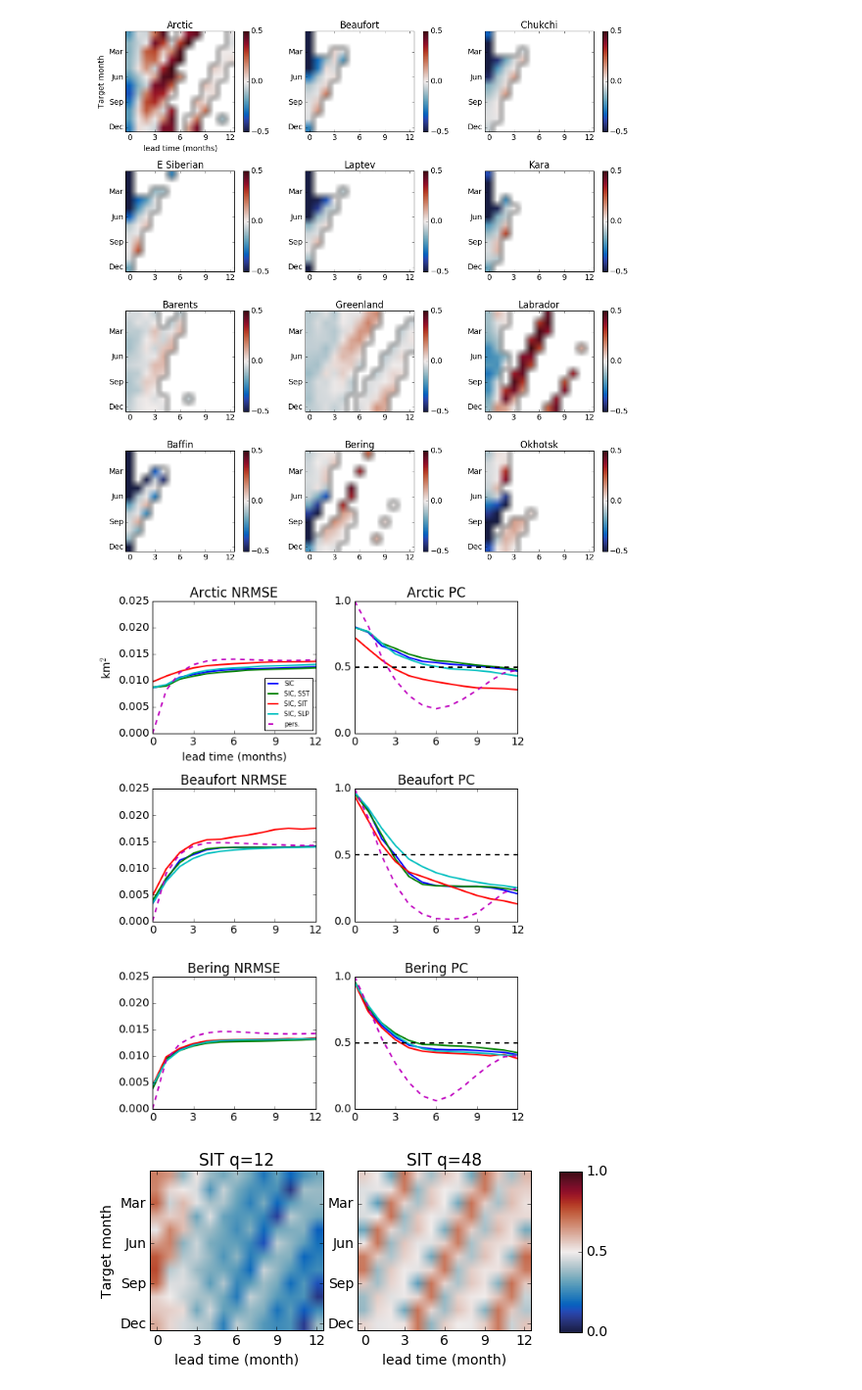
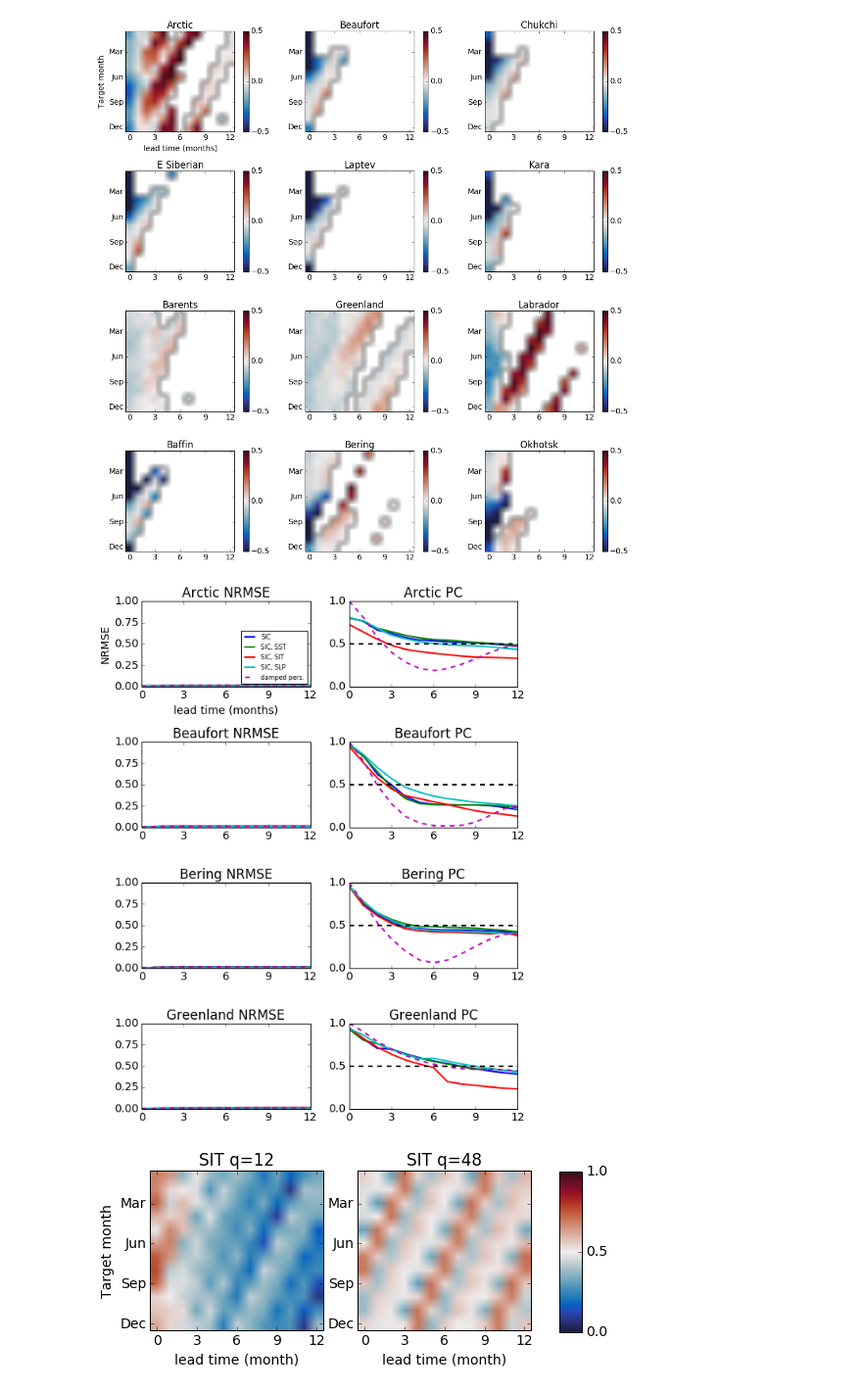
Before and after one commit to darincomeau/KAF_ASIA, a Jupyter notebook: make_figures_revision.ipynb, the cells around one changed output. Shown at 98% size. Drawn from its saved outputs; the diff is of its cells as text; code cells hidden in the pictures.

```diff
--- a/make_figures_revision.ipynb
+++ b/make_figures_revision.ipynb
@@ -1319,11 +1315,11 @@ varUsed.append('SIC_SLP')
 embedWin = 12
 iceVar = 'ica'
 
-pred_var_rms = np.zeros((3, 4, 13))
-pred_var_pc = np.zeros((3, 4, 13))
+pred_var_rms = np.zeros((4, 4, 13))
+pred_var_pc = np.zeros((4, 4, 13))
 
-pred_var_rmsP = np.zeros((3, 13))
-pred_var_pcP = np.zeros((3, 13))
+pred_var_rmsP = np.zeros((4, 13))
+pred_var_pcP = np.zeros((4, 13))
 
 # load Arctic data
 dataDir = WORK_DIR + region[0] + '_' + varUsed[0] + '_q' + str(embedWin) + \
@@ -1528,34 +1524,34 @@ plt.plot(tt, thresh, 'k--')
 plt.xticks([0, 3, 6, 9, 12])
 plt.yticks([0, 0.5, 1])
 plt.title('Bering PC')
 
 plt.subplot(4, 2, 7)
 plt.plot(tt, pred_var_rms[3, 0, :], label='SIC')
 plt.plot(tt, pred_var_rms[3, 1, :], label='SIC, SST')
 plt.plot(tt, pred_var_rms[3, 2, :], label='SIC, SIT')
 plt.plot(tt, pred_var_rms[3, 3, :], label='SIC, SLP')
 plt.plot(tt, pred_var_rmsP[3, :], '--', label='damped pers.')
 plt.xticks([0, 3, 6, 9, 12])
 plt.yticks([0, 0.25, 0.5, 0.75, 1])
 plt.title('Greenland NRMSE')
 
 plt.subplot(4, 2, 8)
 plt.plot(tt, pred_var_pc[3, 0, :], label='SIC')
 plt.plot(tt, pred_var_pc[3, 1, :], label='SIC, SST')
 plt.plot(tt, pred_var_pc[3, 2, :], label='SIC, SIT')
 plt.plot(tt, pred_var_pc[3, 3, :], label='SIC, SLP')
 plt.plot(tt, pred_var_pcP[3, :], '--', label='damped pers.')
 plt.plot(tt, thresh, 'k--')
 plt.xticks([0, 3, 6, 9, 12])
 plt.yticks([0, 0.5, 1])
 plt.title('Greenland PC')
 
 fig.set_figheight(10)
 fig.set_figwidth(8)
 plt.tight_layout()
 plt.savefig(SAVE_DIR + 'Fig10.eps', format='eps', dpi=1200)
 # %% [output]
-[figure, old version]
+[figure, new version]
 # %%
 """ Figure 11 """
 region = 'Arctic'
```
Also changed, not shown: parts of 7 cells of this notebook, 2 other files.
